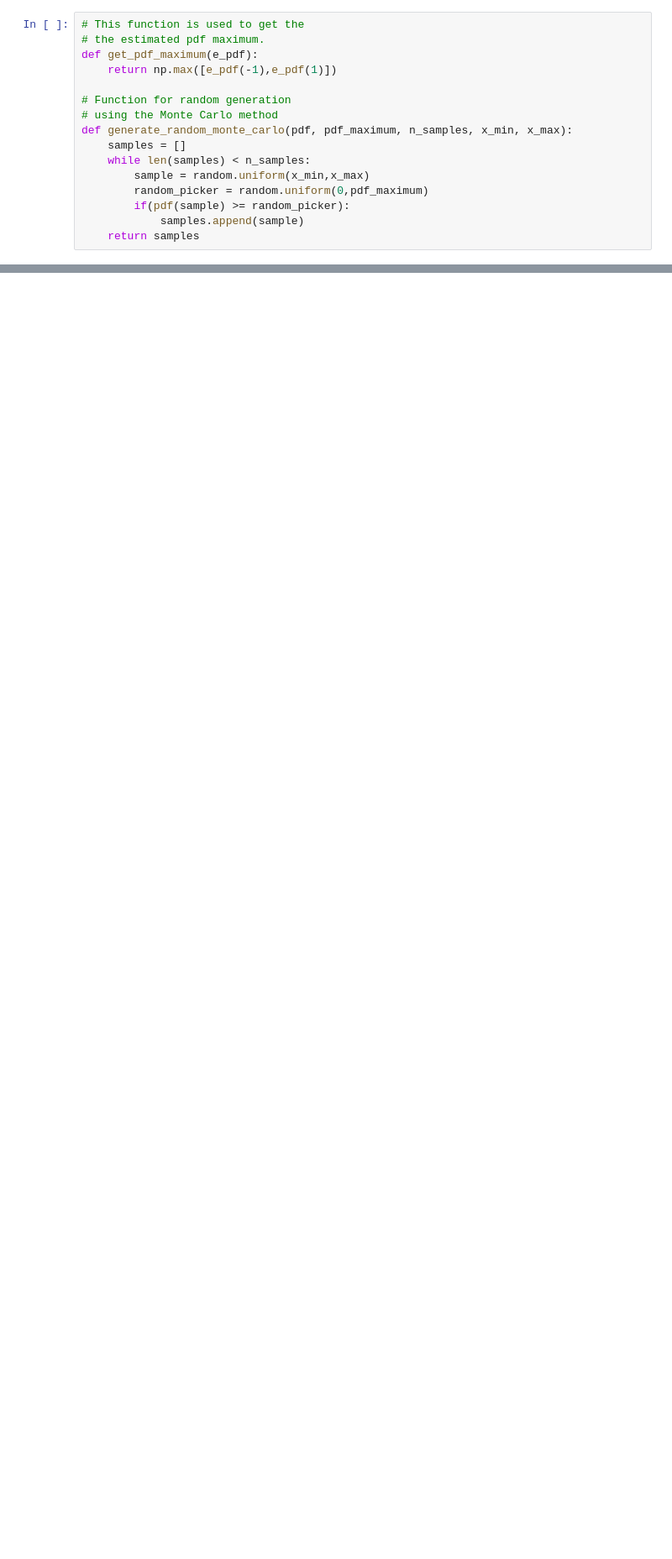
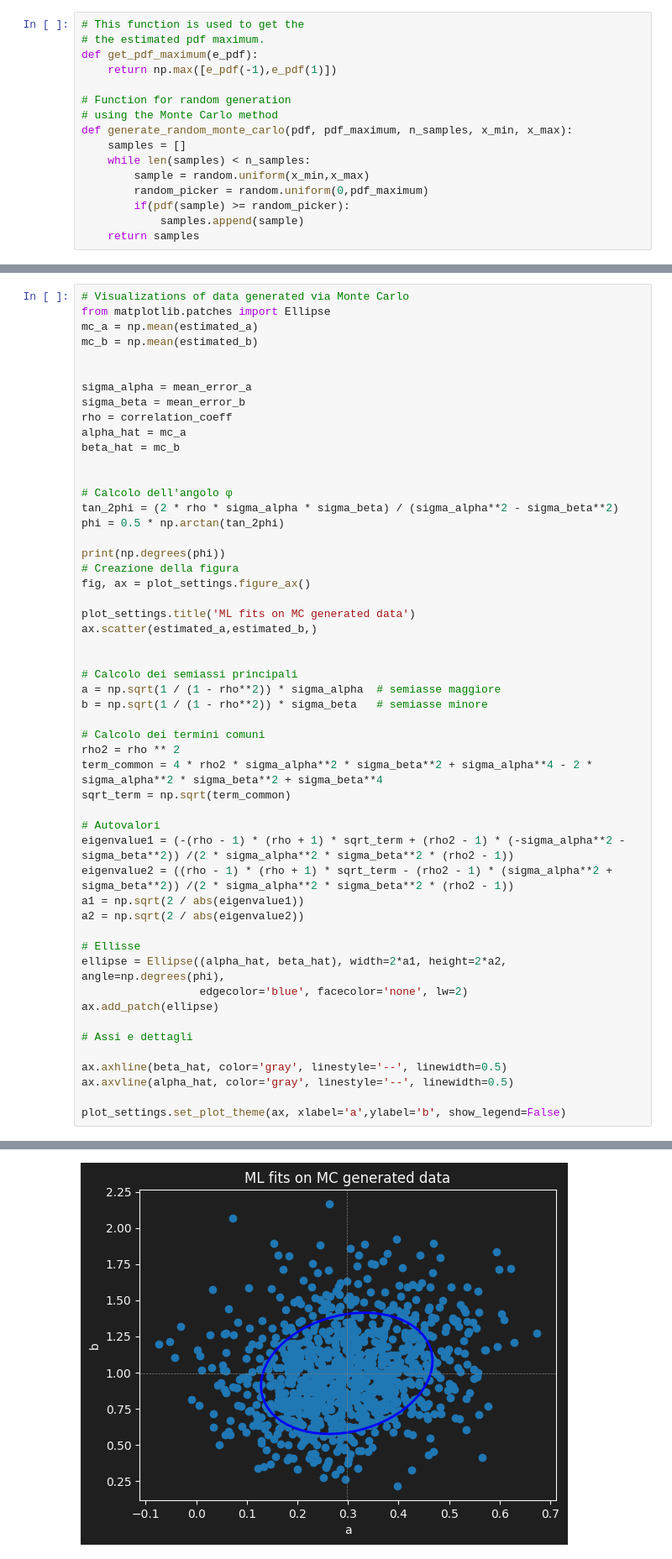
Before and after one commit to NunzioDA/EDSProjects, a Jupyter notebook: project_one/project_one.ipynb, the cells around one changed output, grey strips where cells are left out. Shown: that part at 84% size. Drawn from its saved outputs; the diff is of its cells as text; blank space fills up the shorter version.

```diff
--- a/project_one/project_one.ipynb
+++ b/project_one/project_one.ipynb
@@ -128,0 +154,53 @@ Text(0, 0.5, 'b')
+# %%
+# Visualizations of data generated via Monte Carlo
+from matplotlib.patches import Ellipse
+mc_a = np.mean(estimated_a)
+mc_b = np.mean(estimated_b)
+
+
+sigma_alpha = mean_error_a
+sigma_beta = mean_error_b
+rho = correlation_coeff
+alpha_hat = mc_a
+beta_hat = mc_b
+
+
+# Calcolo dell'angolo φ
+tan_2phi = (2 * rho * sigma_alpha * sigma_beta) / (sigma_alpha**2 - sigma_beta**2)
+phi = 0.5 * np.arctan(tan_2phi)
+
+print(np.degrees(phi))
+# Creazione della figura
+fig, ax = plot_settings.figure_ax()
+
+plot_settings.title('ML fits on MC generated data')
+ax.scatter(estimated_a,estimated_b,)
+
+
+# Calcolo dei semiassi principali
+a = np.sqrt(1 / (1 - rho**2)) * sigma_alpha  # semiasse maggiore
+b = np.sqrt(1 / (1 - rho**2)) * sigma_beta   # semiasse minore
+
+# Calcolo dei termini comuni
+rho2 = rho ** 2
+term_common = 4 * rho2 * sigma_alpha**2 * sigma_beta**2 + sigma_alpha**4 - 2 * sigma_alpha**2 * sigma_beta**2 + sigma_beta**4
+sqrt_term = np.sqrt(term_common)
+
+# Autovalori
+eigenvalue1 = (-(rho - 1) * (rho + 1) * sqrt_term + (rho2 - 1) * (-sigma_alpha**2 - sigma_beta**2)) /(2 * sigma_alpha**2 * sigma_beta**2 * (rho2 - 1))
+eigenvalue2 = ((rho - 1) * (rho + 1) * sqrt_term - (rho2 - 1) * (sigma_alpha**2 + sigma_beta**2)) /(2 * sigma_alpha**2 * sigma_beta**2 * (rho2 - 1))
+a1 = np.sqrt(2 / abs(eigenvalue1))
+a2 = np.sqrt(2 / abs(eigenvalue2))
+
+# Ellisse
+ellipse = Ellipse((alpha_hat, beta_hat), width=2*a1, height=2*a2, angle=np.degrees(phi),
+                  edgecolor='blue', facecolor='none', lw=2)
+ax.add_patch(ellipse)
+
+# Assi e dettagli
+
+ax.axhline(beta_hat, color='gray', linestyle='--', linewidth=0.5)
+ax.axvline(alpha_hat, color='gray', linestyle='--', linewidth=0.5)
+
+plot_settings.set_plot_theme(ax, xlabel='a',ylabel='b', show_legend=False)
+# %% [output]
@@ -129,2 +208,3 @@ Text(0, 0.5, 'b')
+[figure, added]
 # %%
 def plot_marginal_distribution(values, title, xlabel) :
```
Also changed, not shown: parts of 10 cells of this notebook, 1 other file.
